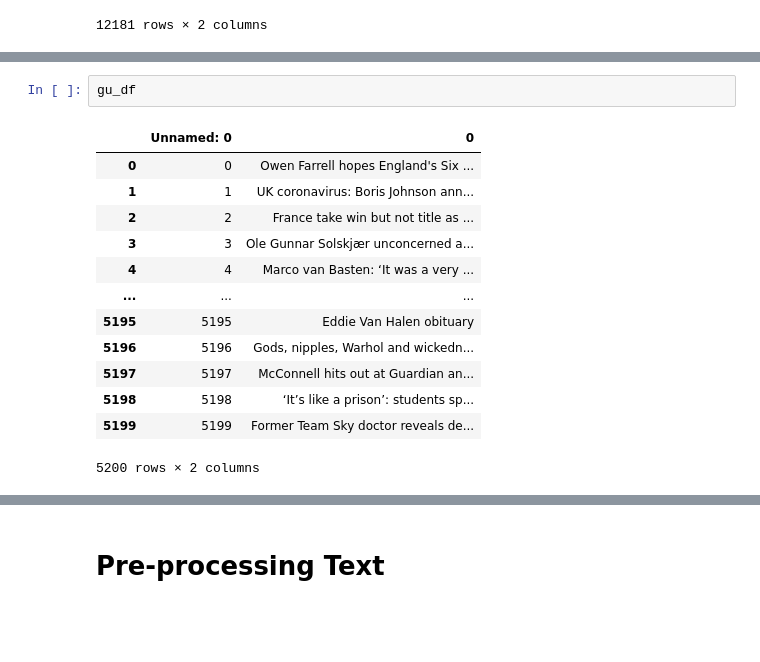
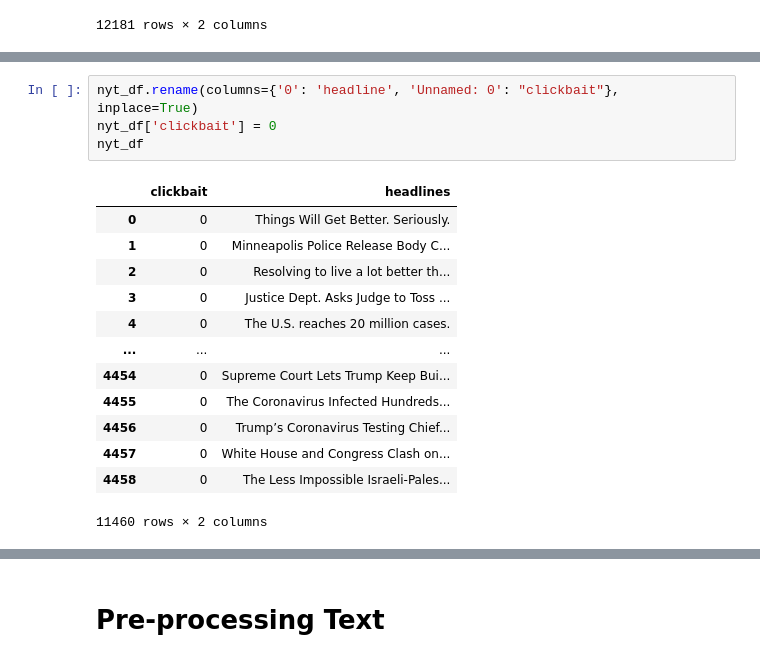
Before and after one commit to tjkim614/clickbait_headline_detector, a Jupyter notebook: 2_scrub.ipynb, the cells around one changed output, grey strips where cells are left out. Cells and saved outputs as stored; diff of their text form; blank space fills up the shorter version.

```diff
--- a/2_scrub.ipynb
+++ b/2_scrub.ipynb
@@ -89,16 +72,18 @@ nyt_df
-# %%
-gu_df
-# %% [output]
-|  | Unnamed: 0 | 0 |
-| 0 | 0 | Owen Farrell hopes England's Six ... |
-| 1 | 1 | UK coronavirus: Boris Johnson ann... |
-| 2 | 2 | France take win but not title as ... |
-| 3 | 3 | Ole Gunnar Solskjær unconcerned a... |
-| 4 | 4 | Marco van Basten: ‘It was a very ... |
-| ... | ... | ... |
-| 5195 | 5195 | Eddie Van Halen obituary |
-| 5196 | 5196 | Gods, nipples, Warhol and wickedn... |
-| 5197 | 5197 | McConnell hits out at Guardian an... |
-| 5198 | 5198 | ‘It’s like a prison’: students sp... |
-| 5199 | 5199 | Former Team Sky doctor reveals de... |
-5200 rows × 2 columns
+# %%
+nyt_df.rename(columns={'0': 'headline', 'Unnamed: 0': "clickbait"}, inplace=True)
+nyt_df['clickbait'] = 0
+nyt_df
+# %% [output]
+|  | clickbait | headlines |
+| 0 | 0 | Things Will Get Better. Seriously. |
+| 1 | 0 | Minneapolis Police Release Body C... |
+| 2 | 0 | Resolving to live a lot better th... |
+| 3 | 0 | Justice Dept. Asks Judge to Toss ... |
+| 4 | 0 | The U.S. reaches 20 million cases. |
+| ... | ... | ... |
+| 4454 | 0 | Supreme Court Lets Trump Keep Bui... |
+| 4455 | 0 | The Coronavirus Infected Hundreds... |
+| 4456 | 0 | Trump’s Coronavirus Testing Chief... |
+| 4457 | 0 | White House and Congress Clash on... |
+| 4458 | 0 | The Less Impossible Israeli-Pales... |
+11460 rows × 2 columns
```
Also changed, not shown: parts of 11 cells of this notebook.
